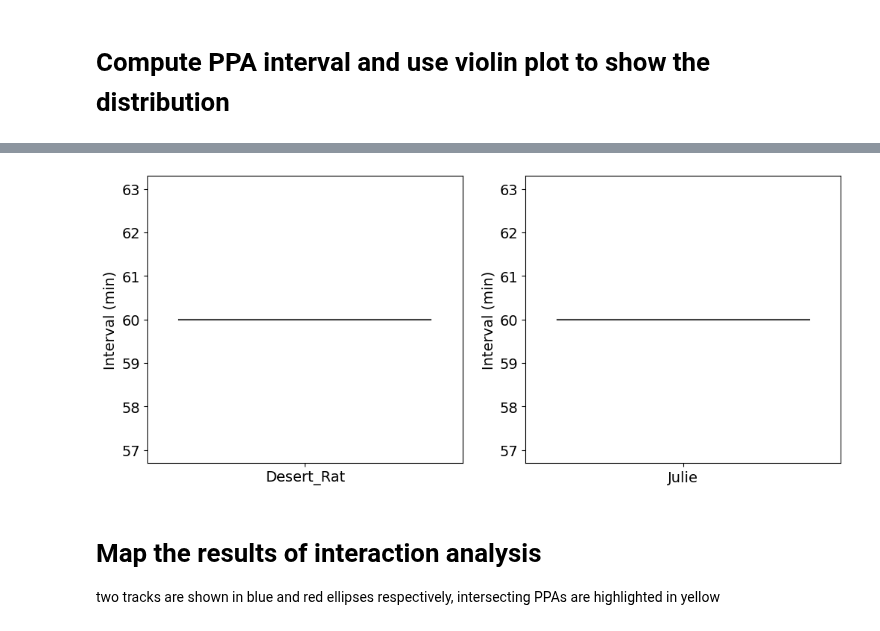
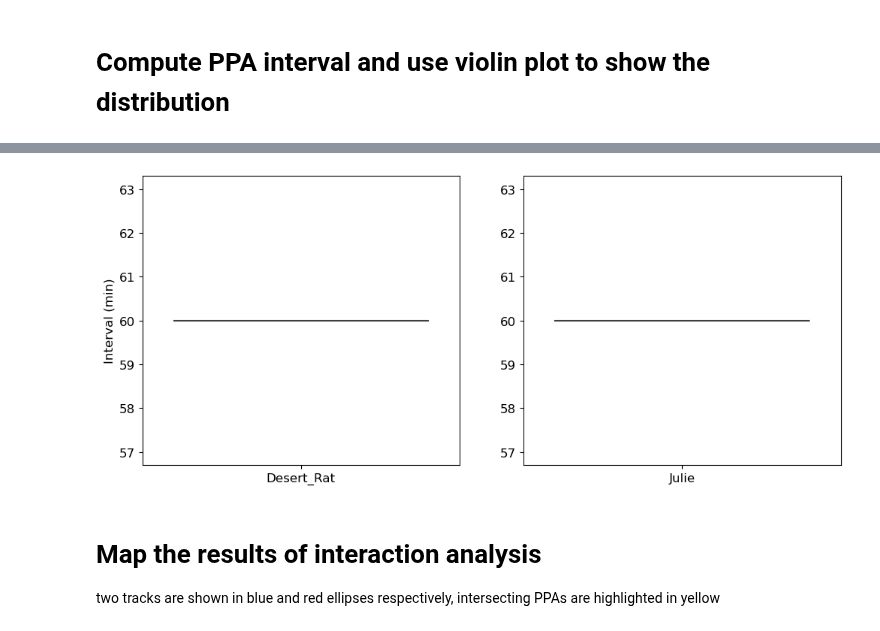
Before and after one commit to move-ucsb/ORTEGA, a Jupyter notebook: examples/example_turkey_vultures.ipynb, the cells around one changed output, grey strips where cells are left out. Saved outputs shown, nothing was run; the diff lists cells and outputs as text; code cells hidden in the pictures.

```diff
--- a/examples/example_turkey_vultures.ipynb
+++ b/examples/example_turkey_vultures.ipynb
@@ -157,13 +157,12 @@ dtype: float64
 import seaborn
 import matplotlib.pyplot as plt
 
-plt.rcParams.update({'font.size': 14})
+plt.rcParams.update({'font.size': 12})
 fig, (ax1, ax2) = plt.subplots(1, 2, figsize=(12, 5))
 seaborn.violinplot(data=ppasize_list[0], ax=ax1,cut=0)
 seaborn.violinplot(data=ppasize_list[1], ax=ax2,cut=0)
 ax1.set_xticklabels([str(interaction1.id1)])
 ax2.set_xticklabels([str(interaction1.id2)])
-ax1.set_ylabel('PPA size (m)')
-# ax2.set_ylabel('PPA size (m)')
+ax1.set_ylabel('PPA perimeter (m)')
 plt.show()
 # %% [output]
@@ -194,17 +193,16 @@ min       60.0
 max       60.0
 Name: timestamp, dtype: float64
 # %%
-plt.rcParams.update({'font.size': 14})
+plt.rcParams.update({'font.size': 12})
 fig, (ax1, ax2) = plt.subplots(1, 2, figsize=(12, 5))
 seaborn.violinplot(data=interval_list[0].tolist(), ax=ax1,cut=0)
 seaborn.violinplot(data=interval_list[1].tolist(), ax=ax2,cut=0)
 ax1.set_xticklabels([interaction1.id1])
 ax2.set_xticklabels([interaction1.id2])
 ax1.set_ylabel('Interval (min)')
-ax2.set_ylabel('Interval (min)')
 plt.show()
 # %% [output]
-[figure, old version]
+[figure, new version]
 # %% [markdown]
 # Map the results of interaction analysis
 two tracks are shown in blue and red ellipses respectively, intersecting PPAs are highlighted in yellow
```
Also changed, not shown: parts of 7 cells of this notebook, 1 other file.
